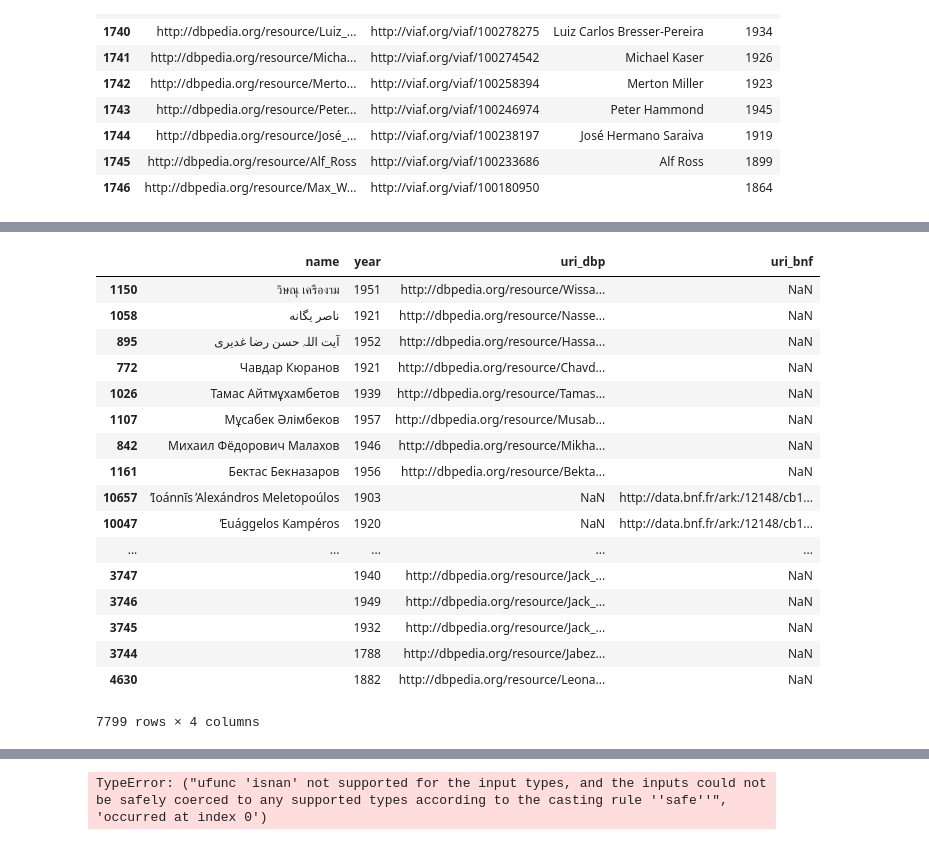
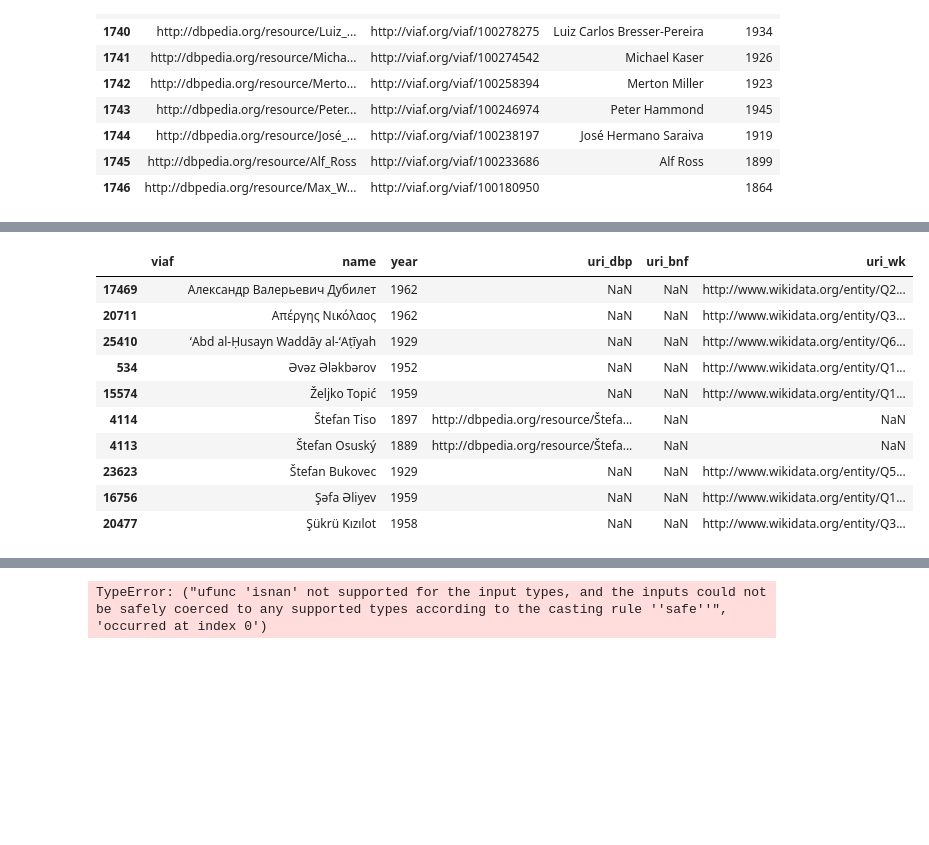
Before and after one commit to Semantic-Data-for-Humanities/Economists_Jurists, a Jupyter notebook: Notebooks/Issues/DBpedia_BnF_Data_URI.ipynb, the cells around one changed output, grey strips where cells are left out. Saved outputs shown, nothing was run; the diff lists cells and outputs as text; code cells hidden in the pictures; blank space fills up the shorter version.

```diff
--- a/Notebooks/Issues/DBpedia_BnF_Data_URI.ipynb
+++ b/Notebooks/Issues/DBpedia_BnF_Data_URI.ipynb
@@ -604,0 +692,3 @@ len(filtered_df_bnf_test)
+# %%
+filtered_df_bnf_test.drop_duplicates(subset ="uri_bnf", keep = 'first', inplace=True)
+print(len(filtered_df_bnf_test))
@@ -604,0 +701,7 @@ len(filtered_df_bnf_test)
+# %%
+##### Extract only rows without VIAF uri from BnF Data
+df_wk_test = pd.DataFrame(result_wikidata, columns=['uri_wk', 'viaf', 'name_wk','date_wk'])
+
+df_wk_test_mask=df_wk_test['viaf']==''
+filtered_df_wk_test = df_wk_test[df_wk_test_mask]
+len(filtered_df_wk_test)
@@ -604,0 +710,3 @@ len(filtered_df_bnf_test)
+# %%
+filtered_df_wk_test.drop_duplicates(subset ="uri_wk", keep = 'first', inplace=True)
+print(len(filtered_df_wk_test))
@@ -606,4 +720,7 @@ len(filtered_df_bnf_test)
 # merge the both dateframes
 filtered_dbp_bnf_test= filtered_df_dbp_test.append(filtered_df_bnf_test, sort=True)
 len(filtered_dbp_bnf_test)
+filtered_dbp_bnf_wk_test=filtered_dbp_bnf_test.append(filtered_df_wk_test, sort=True)
+print(len(filtered_dbp_bnf_wk_test))
+filtered_dbp_bnf_wk_test[:10]
 # %% [output]
@@ -611,35 +739,48 @@ len(filtered_dbp_bnf_test)
 # %%
 # Replace each null value with the value from the other database.
 # Create a column with the fresh values.
 # I used this page: https://kanoki.org/2019/08/17/pandas-coalesce-replace-value-from-another-column/
 # particuliarly, the "Using Numpy" section
 
-result_f_test=filtered_dbp_bnf_test
-result_f_test['name'] = np.where(filtered_dbp_bnf_test['name_bnf'].isnull(),filtered_dbp_bnf_test['name_dbp'],filtered_dbp_bnf_test['name_bnf'])
-result_f_test['name'] = np.where(filtered_dbp_bnf_test['name_dbp'].isnull(),filtered_dbp_bnf_test['name_bnf'],filtered_dbp_bnf_test['name_dbp'])
-result_f_test['year'] = np.where(filtered_dbp_bnf_test['date_dbp'].isnull(),filtered_dbp_bnf_test['year_bnf'],filtered_dbp_bnf_test['date_dbp'])
-result_f_test['year'] = np.where(filtered_dbp_bnf_test['year_bnf'].isnull(),filtered_dbp_bnf_test['date_dbp'],filtered_dbp_bnf_test['year_bnf'])
+result_f_test=filtered_dbp_bnf_wk_test
+
+# Replace null value name
+
+## BnF Data
+result_f_test['name'] = np.where(filtered_dbp_bnf_wk_test['name_bnf'].isnull(),filtered_dbp_bnf_wk_test['name_dbp'],filtered_dbp_bnf_wk_test['name_bnf'])
+result_f_test['name'] = np.where(filtered_dbp_bnf_wk_test['name_bnf'].isnull(),filtered_dbp_bnf_wk_test['name_wk'],filtered_dbp_bnf_wk_test['name_bnf'])
+## DBpedia
+result_f_test['name'] = np.where(filtered_dbp_bnf_wk_test['name_dbp'].isnull(),filtered_dbp_bnf_wk_test['name_bnf'],filtered_dbp_bnf_wk_test['name_dbp'])
+result_f_test['name'] = np.where(filtered_dbp_bnf_wk_test['name_dbp'].isnull(),filtered_dbp_bnf_wk_test['name_wk'],filtered_dbp_bnf_wk_test['name_dbp'])
+## Wikidata
+result_f_test['name'] = np.where(filtered_dbp_bnf_wk_test['name_wk'].isnull(),filtered_dbp_bnf_wk_test['name_bnf'],filtered_dbp_bnf_wk_test['name_wk'])
+result_f_test['name'] = np.where(filtered_dbp_bnf_wk_test['name_wk'].isnull(),filtered_dbp_bnf_wk_test['name_dbp'],filtered_dbp_bnf_wk_test['name_wk'])
+
+# Replace null value year
+
+## BnF Data
+result_f_test['year'] = np.where(filtered_dbp_bnf_wk_test['year_bnf'].isnull(),filtered_dbp_bnf_wk_test['date_dbp'],filtered_dbp_bnf_wk_test['year_bnf'])
+result_f_test['year'] = np.where(filtered_dbp_bnf_wk_test['year_bnf'].isnull(),filtered_dbp_bnf_wk_test['date_wk'],filtered_dbp_bnf_wk_test['year_bnf'])
+## DBpedia
+result_f_test['year'] = np.where(filtered_dbp_bnf_wk_test['date_dbp'].isnull(),filtered_dbp_bnf_wk_test['year_bnf'],filtered_dbp_bnf_wk_test['date_dbp'])
+result_f_test['year'] = np.where(filtered_dbp_bnf_wk_test['date_dbp'].isnull(),filtered_dbp_bnf_wk_test['date_wk'],filtered_dbp_bnf_wk_test['date_dbp'])
+## Wikidata
+result_f_test['year'] = np.where(filtered_dbp_bnf_wk_test['date_wk'].isnull(),filtered_dbp_bnf_wk_test['year_bnf'],filtered_dbp_bnf_wk_test['date_wk'])
+result_f_test['year'] = np.where(filtered_dbp_bnf_wk_test['date_wk'].isnull(),filtered_dbp_bnf_wk_test['date_dbp'],filtered_dbp_bnf_wk_test['date_wk'])
 
 
-result_f_test=result_f_test.loc[:,['name','year','uri_dbp','uri_bnf']]
+result_f_test=result_f_test.loc[:,['viaf','name','year','uri_dbp','uri_bnf', 'uri_wk']]
 sort_rft=result_f_test.sort_values(by='name', ascending=False)
-sort_rft
+sort_rft[:10]
 # %% [output]
-|  | name | year | uri_dbp | uri_bnf |
-| 1150 | วิษณุ เครืองาม | 1951 | http://dbpedia.org/resource/Wissa... | NaN |
-| 1058 | ناصر یگانه | 1921 | http://dbpedia.org/resource/Nasse... | NaN |
-| 895 | آیت اللہ حسن رضا غدیری | 1952 | http://dbpedia.org/resource/Hassa... | NaN |
-| 772 | Чавдар Кюранов | 1921 | http://dbpedia.org/resource/Chavd... | NaN |
-| 1026 | Тамас Айтмұхамбетов | 1939 | http://dbpedia.org/resource/Tamas... | NaN |
-| 1107 | Мұсабек Әлімбеков | 1957 | http://dbpedia.org/resource/Musab... | NaN |
-| 842 | Михаил Фёдорович Малахов | 1946 | http://dbpedia.org/resource/Mikha... | NaN |
-| 1161 | Бектас Бекназаров | 1956 | http://dbpedia.org/resource/Bekta... | NaN |
-| 10657 | ̓Ioánnīs ̓Alexándros Meletopoúlos | 1903 | NaN | http://data.bnf.fr/ark:/12148/cb1... |
-| 10047 | ̓Euággelos Kampéros | 1920 | NaN | http://data.bnf.fr/ark:/12148/cb1... |
-| ... | ... | ... | ... | ... |
-| 3747 |  | 1940 | http://dbpedia.org/resource/Jack_... | NaN |
-| 3746 |  | 1949 | http://dbpedia.org/resource/Jack_... | NaN |
-| 3745 |  | 1932 | http://dbpedia.org/resource/Jack_... | NaN |
-| 3744 |  | 1788 | http://dbpedia.org/resource/Jabez... | NaN |
-| 4630 |  | 1882 | http://dbpedia.org/resource/Leona... | NaN |
+|  | viaf | name | year | uri_dbp | uri_bnf | uri_wk |
+| 17469 |  | Александр Валерьевич Дубилет | 1962 | NaN | NaN | http://www.wikidata.org/entity/Q2... |
+| 20711 |  | Απέργης Νικόλαος | 1962 | NaN | NaN | http://www.wikidata.org/entity/Q3... |
+| 25410 |  | ʻAbd al-Ḥusayn Waddāy al-ʻAṭīyah | 1929 | NaN | NaN | http://www.wikidata.org/entity/Q6... |
+| 534 |  | Əvəz Ələkbərov | 1952 | NaN | NaN | http://www.wikidata.org/entity/Q1... |
+| 15574 |  | Željko Topić | 1959 | NaN | NaN | http://www.wikidata.org/entity/Q1... |
+| 4114 |  | Štefan Tiso | 1897 | http://dbpedia.org/resource/Štefa... | NaN | NaN |
+| 4113 |  | Štefan Osuský | 1889 | http://dbpedia.org/resource/Štefa... | NaN | NaN |
+| 23623 |  | Štefan Bukovec | 1929 | NaN | NaN | http://www.wikidata.org/entity/Q5... |
+| 16756 |  | Şəfa Əliyev | 1959 | NaN | NaN | http://www.wikidata.org/entity/Q1... |
+| 20477 |  | Şükrü Kızılot | 1958 | NaN | NaN | http://www.wikidata.org/entity/Q3... |
-7799 rows × 4 columns
```
Also changed, not shown: parts of 33 cells of this notebook.
